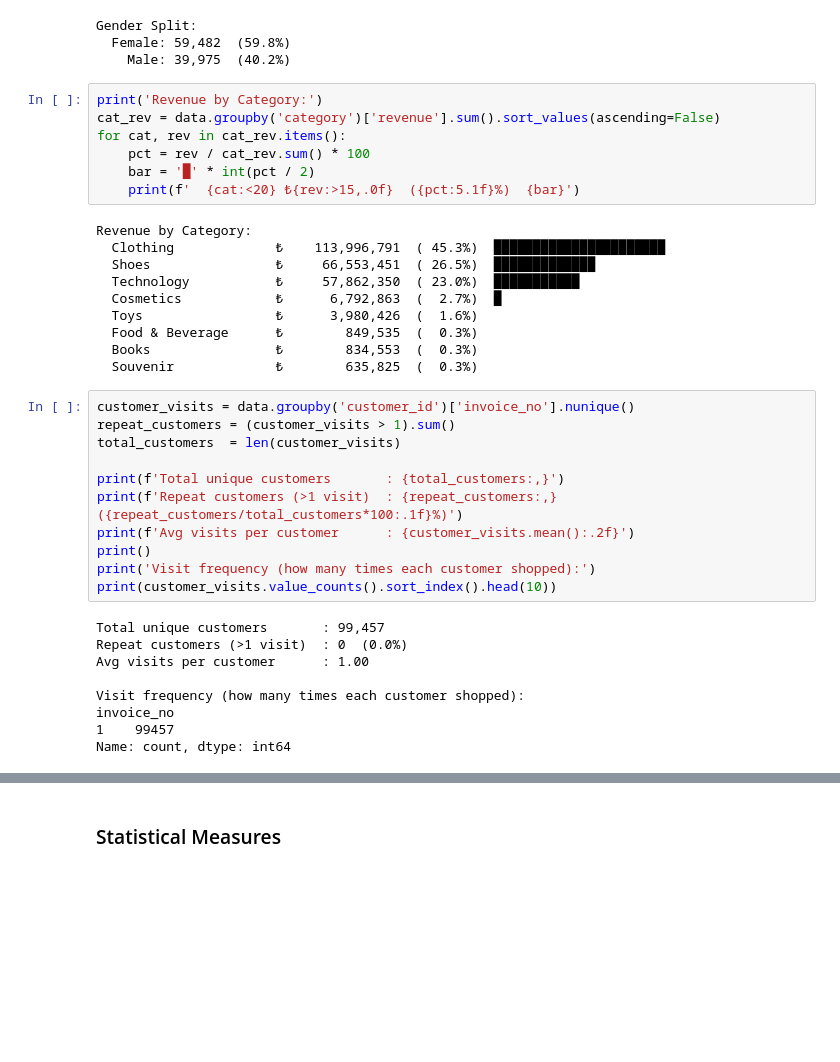
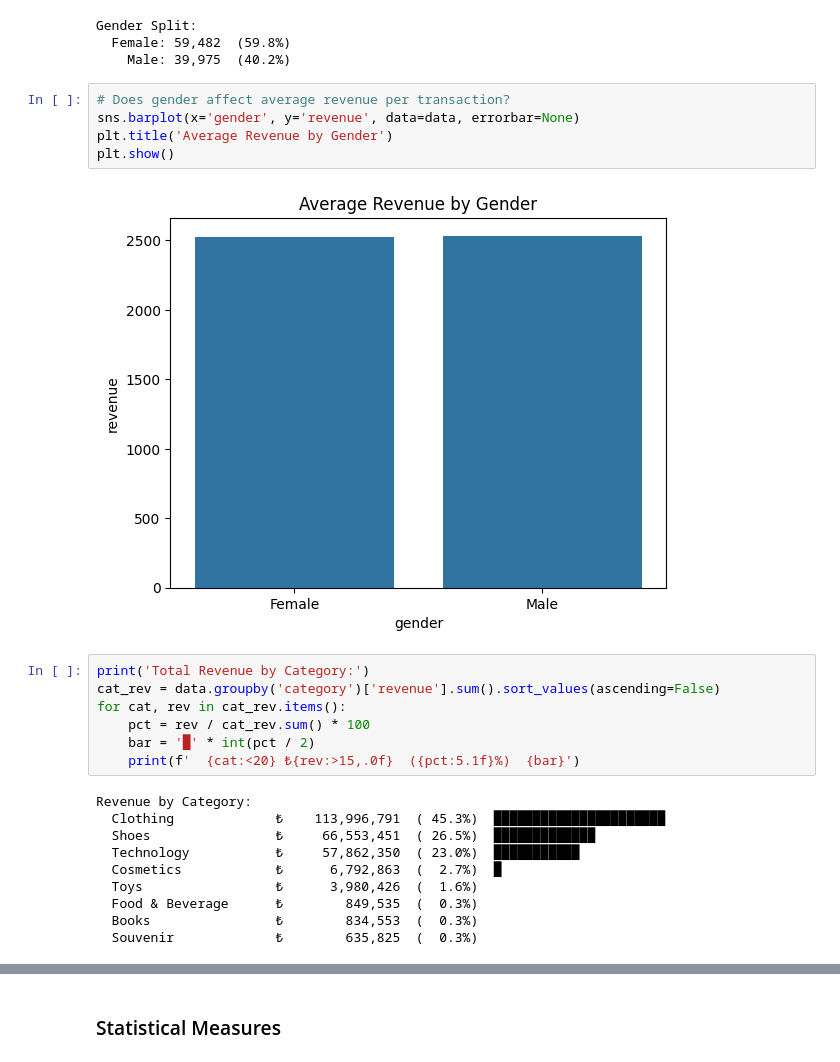
Before and after one commit to Revanth3112/Group3_Capstone, a Jupyter notebook: Group3_Capstone_Project.ipynb, the cells around one changed output, grey strips where cells are left out. Cells and saved outputs as stored; diff of their text form; blank space fills up the shorter version.

```diff
--- a/Group3_Capstone_Project.ipynb
+++ b/Group3_Capstone_Project.ipynb
@@ -438,8 +500,15 @@ for g, cnt in gender_counts.items():
 Gender Split:
   Female: 59,482  (59.8%)
     Male: 39,975  (40.2%)
+# %%
+# Does gender affect average revenue per transaction?
+sns.barplot(x='gender', y='revenue', data=data, errorbar=None)
+plt.title('Average Revenue by Gender')
+plt.show()
+# %% [output]
+[figure, added]
 # %%
-print('Revenue by Category:')
+print('Total Revenue by Category:')
 cat_rev = data.groupby('category')['revenue'].sum().sort_values(ascending=False)
 for cat, rev in cat_rev.items():
     pct = rev / cat_rev.sum() * 100
@@ -455,23 +524,3 @@ Revenue by Category:
   Food & Beverage      ₺        849,535  (  0.3%)
   Books                ₺        834,553  (  0.3%)
   Souvenir             ₺        635,825  (  0.3%)
-# %%
-customer_visits = data.groupby('customer_id')['invoice_no'].nunique()
-repeat_customers = (customer_visits > 1).sum()
-total_customers  = len(customer_visits)
-
-print(f'Total unique customers       : {total_customers:,}')
-print(f'Repeat customers (>1 visit)  : {repeat_customers:,}  ({repeat_customers/total_customers*100:.1f}%)')
-print(f'Avg visits per customer      : {customer_visits.mean():.2f}')
-print()
-print('Visit frequency (how many times each customer shopped):')
-print(customer_visits.value_counts().sort_index().head(10))
-# %% [output]
-Total unique customers       : 99,457
-Repeat customers (>1 visit)  : 0  (0.0%)
-Avg visits per customer      : 1.00
-
-Visit frequency (how many times each customer shopped):
-invoice_no
-1    99457
-Name: count, dtype: int64
```
Also changed, not shown: parts of 11 cells of this notebook.
